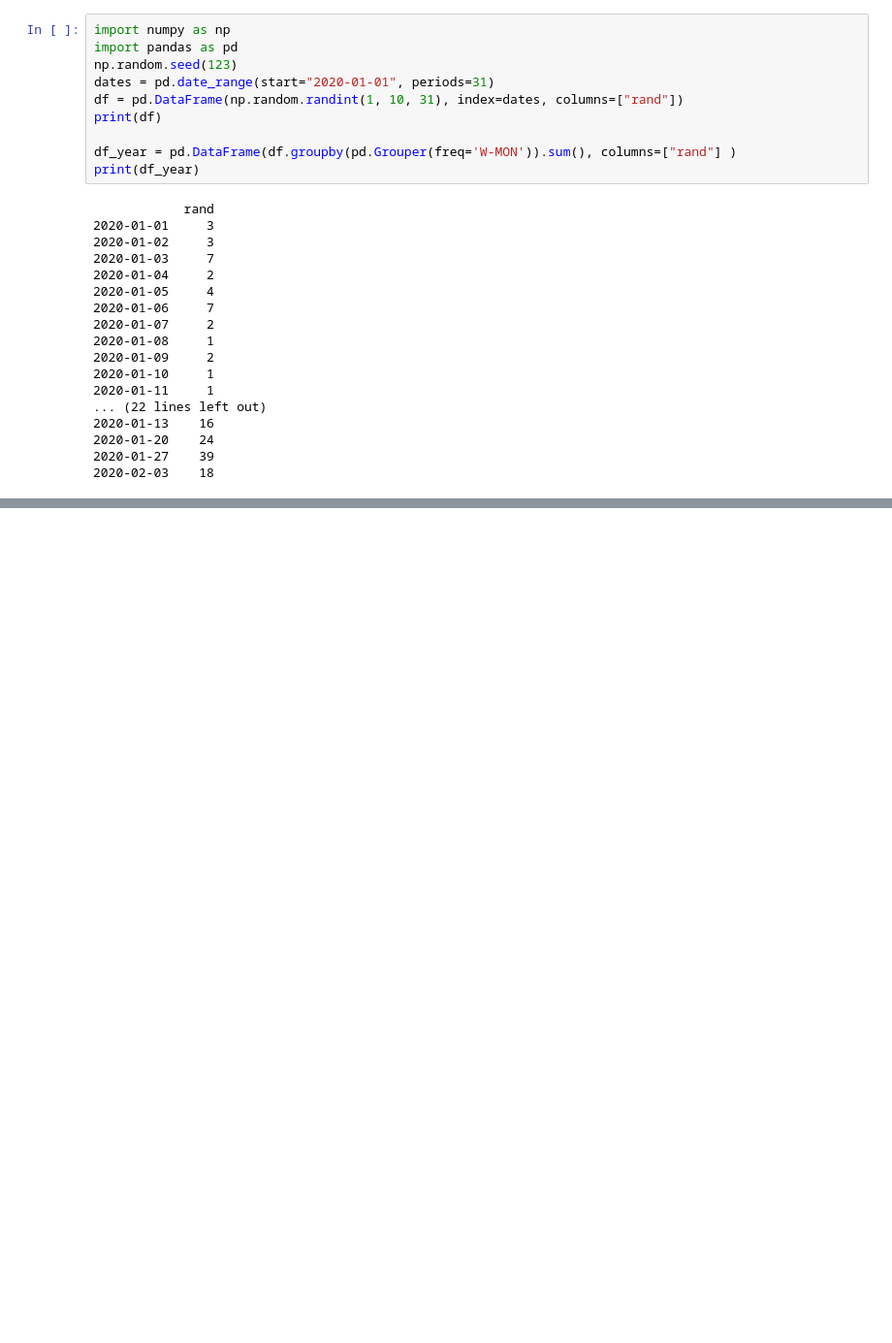
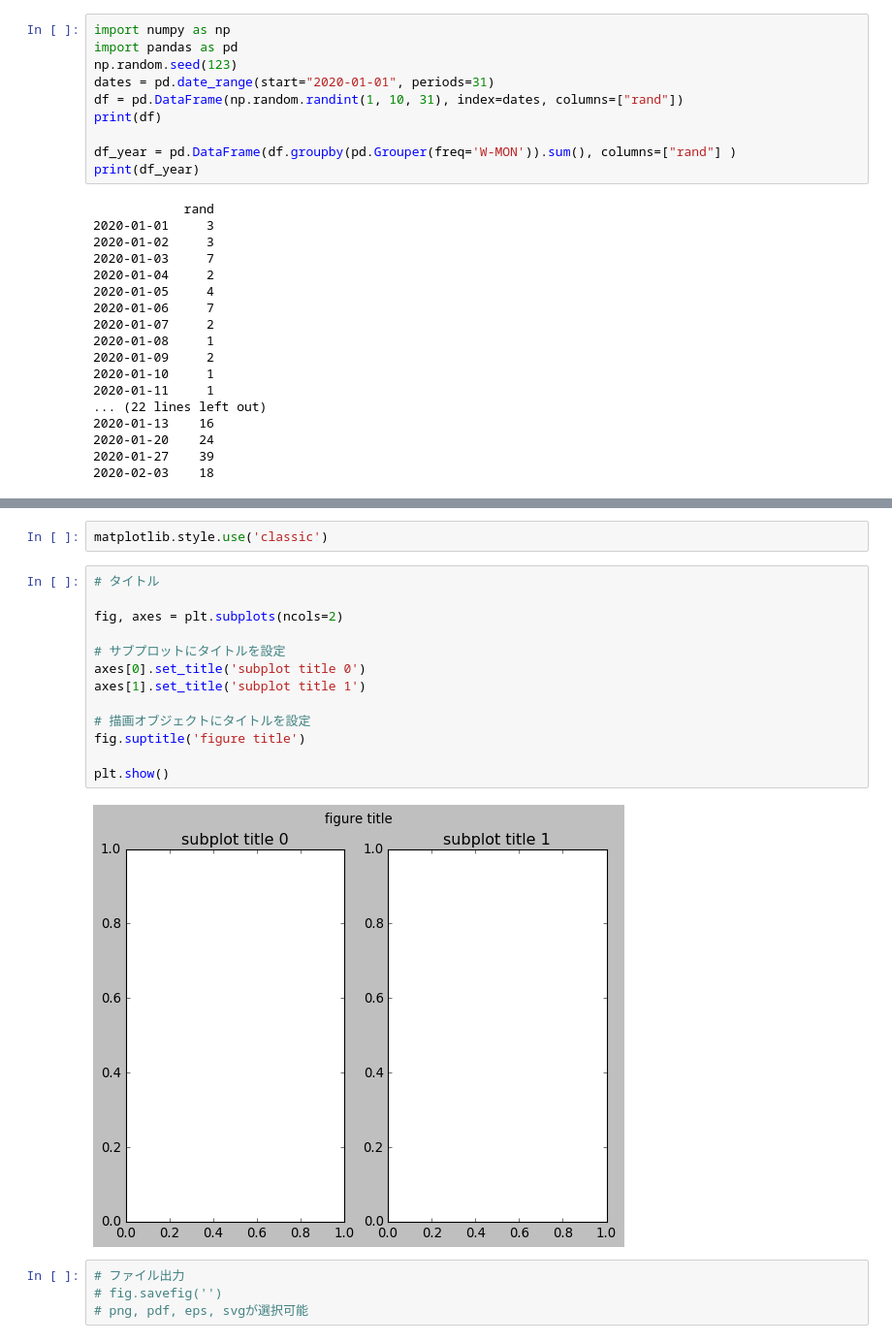
Before and after one commit to skiym-aaa/pydatavenv, a Jupyter notebook: Summary.ipynb, the cells around one changed output, grey strips where cells are left out. Shown: that part at 97% size. Saved outputs shown, nothing was run; the diff lists cells and outputs as text; blank space fills up the shorter version.

```diff
--- a/Summary.ipynb
+++ b/Summary.ipynb
@@ -694,0 +734,21 @@ print(df_year)
+# %%
+matplotlib.style.use('classic')
+# %%
+# タイトル
+
+fig, axes = plt.subplots(ncols=2)
+
+# サブプロットにタイトルを設定
+axes[0].set_title('subplot title 0')
+axes[1].set_title('subplot title 1')
+
+# 描画オブジェクトにタイトルを設定
+fig.suptitle('figure title')
+
+plt.show()
+# %% [output]
+[figure, added]
+# %%
+# ファイル出力
+# fig.savefig('')
+# png, pdf, eps, svgが選択可能
```
Also changed, not shown: parts of 26 cells of this notebook.
